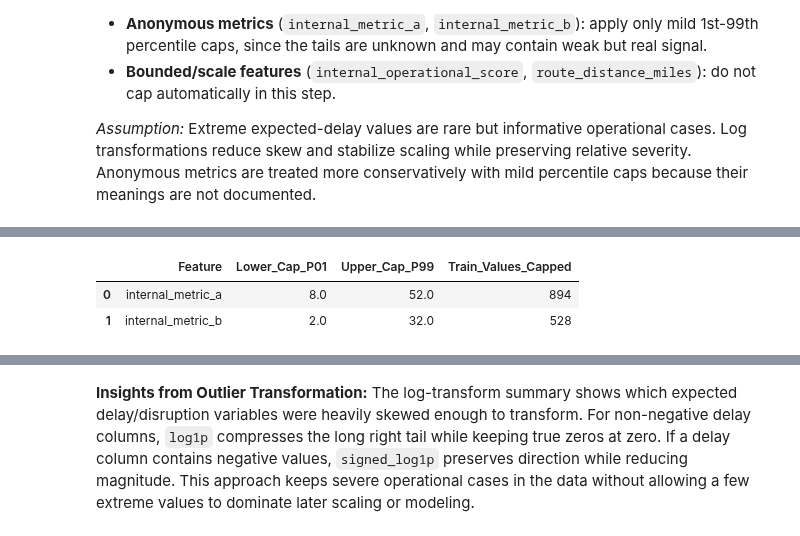
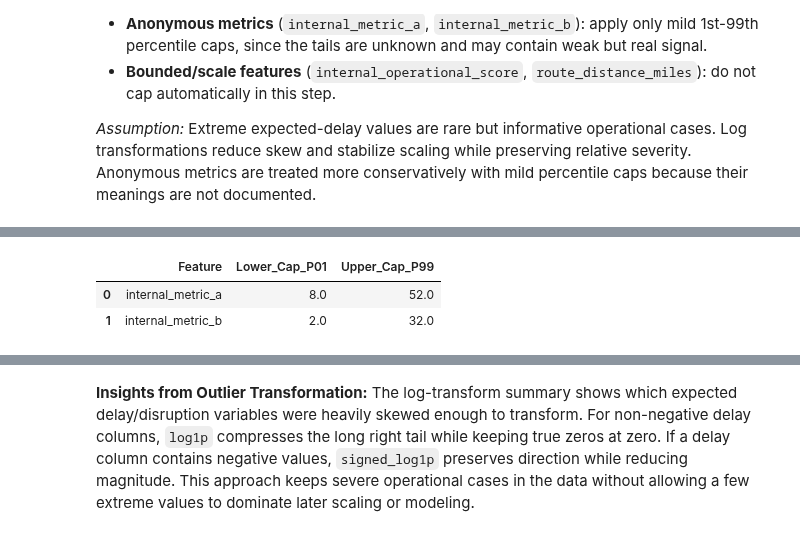
Before and after one commit to InbarKedem/final-project-intro-to-ml, a Jupyter notebook: task.ipynb, the cells around one changed output, grey strips where cells are left out. Drawn from its saved outputs; the diff is of its cells as text; code cells hidden in the pictures.

```diff
--- a/task.ipynb
+++ b/task.ipynb
@@ -1295,15 +1319,38 @@ Instead of dropping rows or clipping the main delay signal, we apply **log trans
 
 *Assumption:* Extreme expected-delay values are rare but informative operational cases. Log transformations reduce skew and stabilize scaling while preserving relative severity. Anonymous metrics are treated more conservatively with mild percentile caps because their meanings are not documented.
 # %%
-# Apply log transformations to heavily right-skewed delay/disruption features.
-# This preserves severe-delay ordering while reducing the influence of long tails.
+
+# Custom Winsorizer transformer complying with sklearn's fit/transform paradigm
+class Winsorizer(BaseEstimator, TransformerMixin):
+    """Custom Scikit-Learn transformer to perform winsorization on outliers."""
+    def __init__(self, limits=(0.01, 0.01), columns=None):
+        self.limits = limits
+        self.columns = columns
+        self.lower_bounds_ = {}
+        self.upper_bounds_ = {}
+
+    def fit(self, X, y=None):
+        # Calculate bounds on training data only to prevent leakage
+        cols = self.columns if self.columns is not None else X.columns
+        for col in cols:
+            self.lower_bounds_[col] = X[col].quantile(self.limits[0])
+            self.upper_bounds_[col] = X[col].quantile(1 - self.limits[1])
+        return self
+
+    def transform(self, X):
+        X_out = X.copy()
+        cols = self.columns if self.columns is not None else X.columns
+        for col in cols:
+            X_out[col] = X_out[col].clip(lower=self.lower_bounds_[col], upper=self.upper_bounds_[col])
+        return X_out
+
 delay_col_candidates = [
     'expected_dispatch_delay_minutes', 'dispatch_delay_minutes',
     'expected_provider_delay_minutes', 'provider_delay_minutes',
-    'expected_network_congestion_delay_minutes', 'network_congestion_delay_minutes',
-    'expected_weather_disruption_minutes', 'weather_disruption_minutes',
-    'expected_inspection_delay_minutes', 'inspection_delay_minutes',
-    'expected_previous_transfer_delay_minutes', 'previous_transfer_delay_minutes'
+    'network_congestion_delay_minutes', 'expected_network_congestion_delay_minutes',
+    'weather_disruption_minutes', 'expected_weather_disruption_minutes',
+    'expected_inspection_delay_minutes', 'expected_previous_transfer_delay_minutes',
+    'previous_transfer_delay_minutes'
 ]
 delay_cols = [col for col in delay_col_candidates if col in train_clean.columns]
 
@@ -1321,50 +1368,43 @@ log_transform_cols = [
     if col in train_clean.columns and abs(train_clean[col].skew()) >= skew_threshold
 ]
 
-def signed_log1p(series):
-    return np.sign(series) * np.log1p(np.abs(series))
+# Track skews before transforming
+before_skews = {col: train_clean[col].skew() for col in log_transform_cols}
+
+# Fit and apply Yeo-Johnson PowerTransformer to skewed continuous features
+if log_transform_cols:
+    pt = PowerTransformer(method='yeo-johnson')
+    train_clean[log_transform_cols] = pt.fit_transform(train_clean[log_transform_cols])
+    test_clean[log_transform_cols] = pt.transform(test_clean[log_transform_cols])
 
 log_transform_summary = []
-
 for col in log_transform_cols:
-    before_skew = train_clean[col].skew()
-    has_negative_values = train_clean[col].min() < 0
-
-    if has_negative_values:
-        train_clean[col] = signed_log1p(train_clean[col])
-        test_clean[col] = signed_log1p(test_clean[col])
-        transform_used = 'signed_log1p'
-    else:
-        train_clean[col] = np.log1p(train_clean[col].clip(lower=0))
-        test_clean[col] = np.log1p(test_clean[col].clip(lower=0))
-        transform_used = 'log1p'
-
     log_transform_summary.append({
         'Feature': col,
-        'Transform': transform_used,
-        'Skew_Before': round(before_skew, 3),
+        'Transform': 'Yeo-Johnson PowerTransformer',
+        'Skew_Before': round(before_skews[col], 3),
         'Skew_After': round(train_clean[col].skew(), 3)
     })
 
 log_transform_summary = pd.DataFrame(log_transform_summary)
 display(log_transform_summary)
 
-# Anonymous internal metrics have unknown meaning, so we use only mild percentile caps.
+# Anonymous internal metrics have unknown meaning, so we use our custom Winsorizer.
 anonymous_metric_cols = [col for col in ['internal_metric_a', 'internal_metric_b'] if col in train_clean.columns]
+
+if anonymous_metric_cols:
+    winsorizer = Winsorizer(limits=(0.01, 0.01), columns=anonymous_metric_cols)
+    winsorizer.fit(train_clean)
+    train_clean = winsorizer.transform(train_clean)
+    test_clean = winsorizer.transform(test_clean)
+
+# Display capping boundaries for audit
 anonymous_cap_summary = []
-
 for col in anonymous_metric_cols:
-    lower_cap = train_clean[col].quantile(0.01)
-    upper_cap = train_clean[col].quantile(0.99)
-    train_values_before = train_clean[col].copy()
-    train_clean[col] = train_clean[col].clip(lower=lower_cap, upper=upper_cap)
-    test_clean[col] = test_clean[col].clip(lower=lower_cap, upper=upper_cap)
-
     anonymous_cap_summary.append({
         'Feature': col,
-        'Lower_Cap_P01': round(lower_cap, 3),
-        'Upper_Cap_P99': round(upper_cap, 3),
-        'Train_Values_Capped': int((train_values_before != train_clean[col]).sum())
+        'Lower_Cap_P01': round(winsorizer.lower_bounds_[col], 3),
+        'Upper_Cap_P99': round(winsorizer.upper_bounds_[col], 3)
     })
 
 anonymous_cap_summary = pd.DataFrame(anonymous_cap_summary)
@@ -1387,7 +1427,7 @@ if representative_delay_feature:
         color='lightcoral',
         edgecolor='black'
     )
-    axes[0].set_title(f'Before Log Transform: {representative_delay_feature}')
+    axes[0].set_title(f'Before Power Transform: {representative_delay_feature}')
     axes[0].set_xlabel(f'Original {representative_delay_feature}')
 
     sns.histplot(
@@ -1398,8 +1438,8 @@ if representative_delay_feature:
         color='lightgreen',
         edgecolor='black'
     )
-    axes[1].set_title(f'After Log Transform: {representative_delay_feature}')
-    axes[1].set_xlabel(f'transformed {representative_delay_feature}')
+    axes[1].set_title(f'After Power Transform: {representative_delay_feature}')
+    axes[1].set_xlabel(f'Transformed {representative_delay_feature}')
 
     plt.tight_layout()
     plt.show()
@@ -1417,3 +1457,3 @@ else:
-|  | Feature | Lower_Cap_P01 | Upper_Cap_P99 | Train_Values_Capped |
-| 0 | internal_metric_a | 8.0 | 52.0 | 894 |
-| 1 | internal_metric_b | 2.0 | 32.0 | 528 |
+|  | Feature | Lower_Cap_P01 | Upper_Cap_P99 |
+| 0 | internal_metric_a | 8.0 | 52.0 |
+| 1 | internal_metric_b | 2.0 | 32.0 |
```
Also changed, not shown: parts of 39 cells of this notebook, 2 other files.
